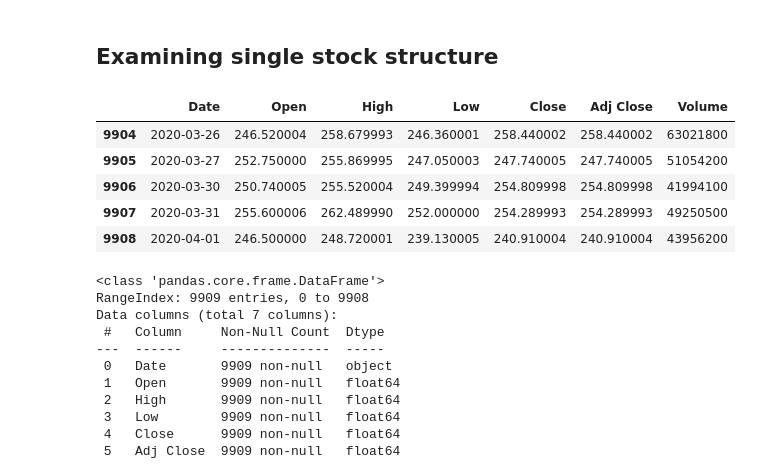
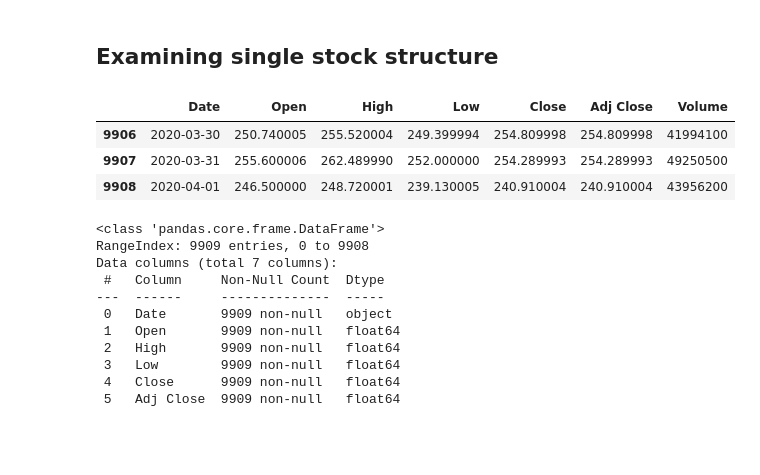
Before and after one commit to acody14/Stock-Prediction-LSTM-RNN, a Jupyter notebook: Data Wrangling.ipynb, the cells around one changed output. Cells and saved outputs as stored; diff of their text form; code cells hidden in the pictures; blank space fills up the shorter version.

```diff
--- a/Data Wrangling.ipynb
+++ b/Data Wrangling.ipynb
@@ -58,11 +60,9 @@ True
 ## Examining single stock structure
 # %%
 apple = pd.read_csv('stock_market_data/stocks/AAPL.csv')
-apple.tail()
+apple.tail(3)
 # %% [output]
 |  | Date | Open | High | Low | Close | Adj Close | Volume |
-| 9904 | 2020-03-26 | 246.520004 | 258.679993 | 246.360001 | 258.440002 | 258.440002 | 63021800 |
-| 9905 | 2020-03-27 | 252.750000 | 255.869995 | 247.050003 | 247.740005 | 247.740005 | 51054200 |
 | 9906 | 2020-03-30 | 250.740005 | 255.520004 | 249.399994 | 254.809998 | 254.809998 | 41994100 |
 | 9907 | 2020-03-31 | 255.600006 | 262.489990 | 252.000000 | 254.289993 | 254.289993 | 49250500 |
 | 9908 | 2020-04-01 | 246.500000 | 248.720001 | 239.130005 | 240.910004 | 240.910004 | 43956200 |
```
Also changed, not shown: parts of 28 cells of this notebook, 1 other file.
